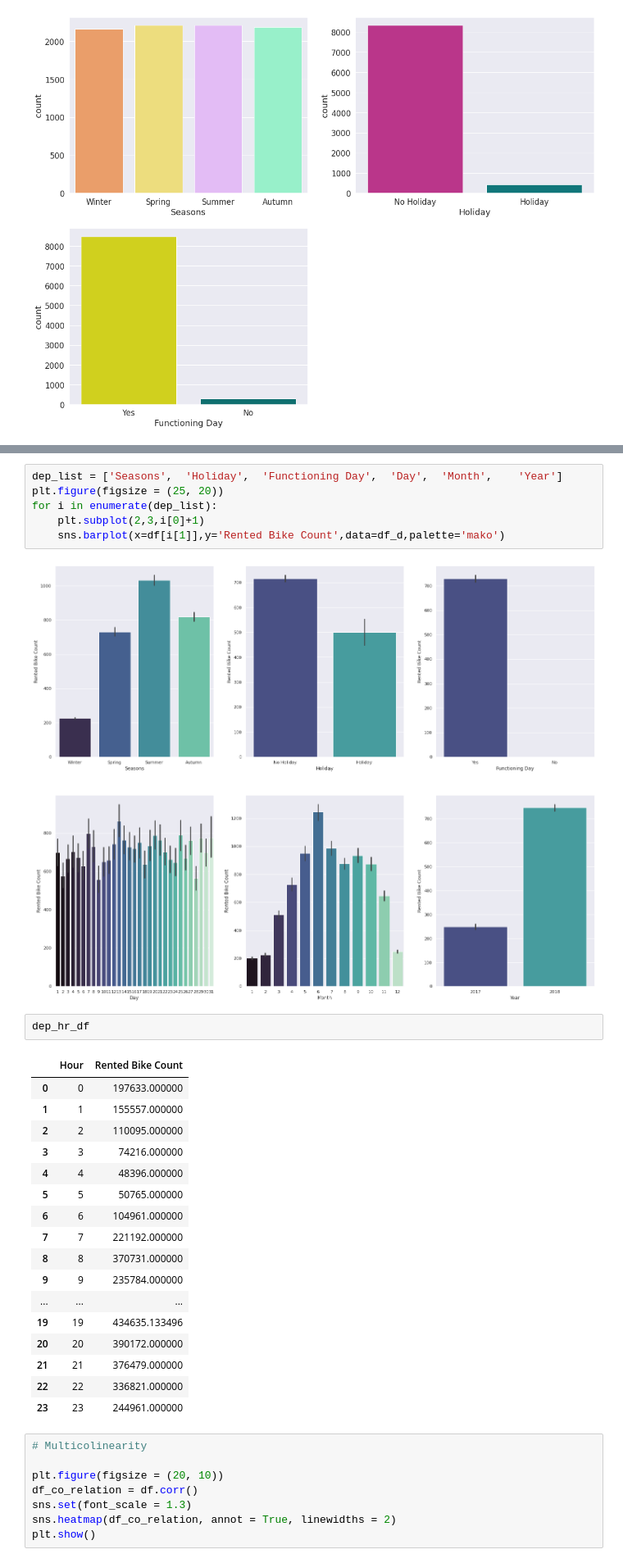
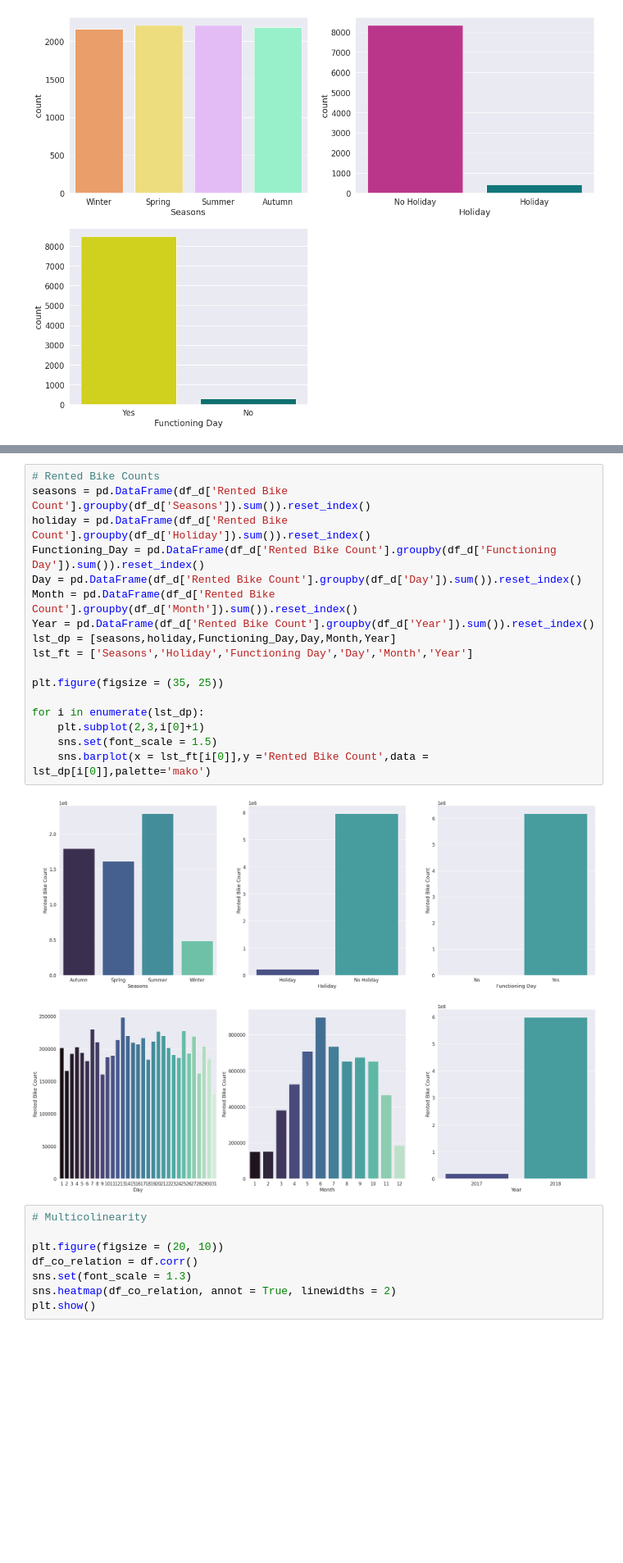
Before and after one commit to SethupathyM/Bike_Demand_Prediction, a Jupyter notebook: Bike_Demand_Prediction.ipynb, the cells around one changed output, grey strips where cells are left out. Shown at 82% size. Drawn from its saved outputs; the diff is of its cells as text; blank space fills up the shorter version.

```diff
--- a/Bike_Demand_Prediction.ipynb
+++ b/Bike_Demand_Prediction.ipynb
@@ -310,34 +285,25 @@ df_d['Date']=pd.to_datetime(df_d['Date'],format='%d/%m/%Y')
 df_d['Day']=df_d['Date'].dt.day
 df_d['Month']=df_d['Date'].dt.month
 df_d['Year']=df_d['Date'].dt.year
-# %%
-dep_list = ['Seasons',	'Holiday',	'Functioning Day',	'Day',	'Month',	'Year']
-plt.figure(figsize = (25, 20))
-for i in enumerate(dep_list):
-    plt.subplot(2,3,i[0]+1)
-    sns.barplot(x=df[i[1]],y='Rented Bike Count',data=df_d,palette='mako')
-# %% [output]
-[figure, removed]
-# %%
-dep_hr_df
-# %% [output]
-|  | Hour | Rented Bike Count |
-| 0 | 0 | 197633.000000 |
-| 1 | 1 | 155557.000000 |
-| 2 | 2 | 110095.000000 |
-| 3 | 3 | 74216.000000 |
-| 4 | 4 | 48396.000000 |
-| 5 | 5 | 50765.000000 |
-| 6 | 6 | 104961.000000 |
-| 7 | 7 | 221192.000000 |
-| 8 | 8 | 370731.000000 |
-| 9 | 9 | 235784.000000 |
-| ... | ... | ... |
-| 19 | 19 | 434635.133496 |
-| 20 | 20 | 390172.000000 |
-| 21 | 21 | 376479.000000 |
-| 22 | 22 | 336821.000000 |
-| 23 | 23 | 244961.000000 |
+# %%
+# Rented Bike Counts
+seasons = pd.DataFrame(df_d['Rented Bike Count'].groupby(df_d['Seasons']).sum()).reset_index()
+holiday = pd.DataFrame(df_d['Rented Bike Count'].groupby(df_d['Holiday']).sum()).reset_index()
+Functioning_Day = pd.DataFrame(df_d['Rented Bike Count'].groupby(df_d['Functioning Day']).sum()).reset_index()
+Day = pd.DataFrame(df_d['Rented Bike Count'].groupby(df_d['Day']).sum()).reset_index()
+Month = pd.DataFrame(df_d['Rented Bike Count'].groupby(df_d['Month']).sum()).reset_index()
+Year = pd.DataFrame(df_d['Rented Bike Count'].groupby(df_d['Year']).sum()).reset_index()
+lst_dp = [seasons,holiday,Functioning_Day,Day,Month,Year]
+lst_ft = ['Seasons','Holiday','Functioning Day','Day','Month','Year']
+
+plt.figure(figsize = (35, 25))
+
+for i in enumerate(lst_dp):
+    plt.subplot(2,3,i[0]+1)
+    sns.set(font_scale = 1.5)
+    sns.barplot(x = lst_ft[i[0]],y ='Rented Bike Count',data = lst_dp[i[0]],palette='mako')
+# %% [output]
+[figure, added]
 # %%
 # Multicolinearity
 
```
Also changed, not shown: parts of 18 cells of this notebook.
